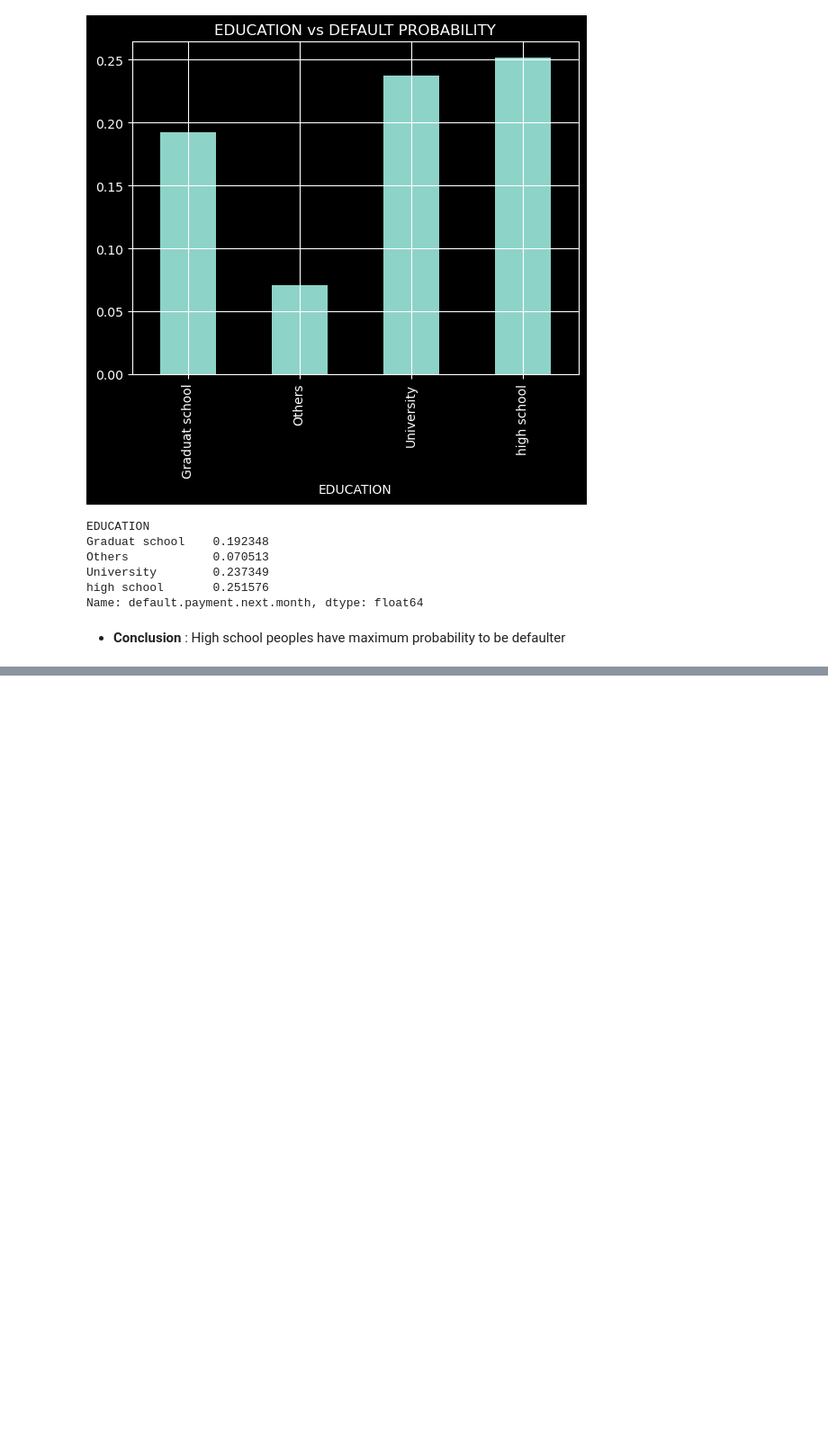
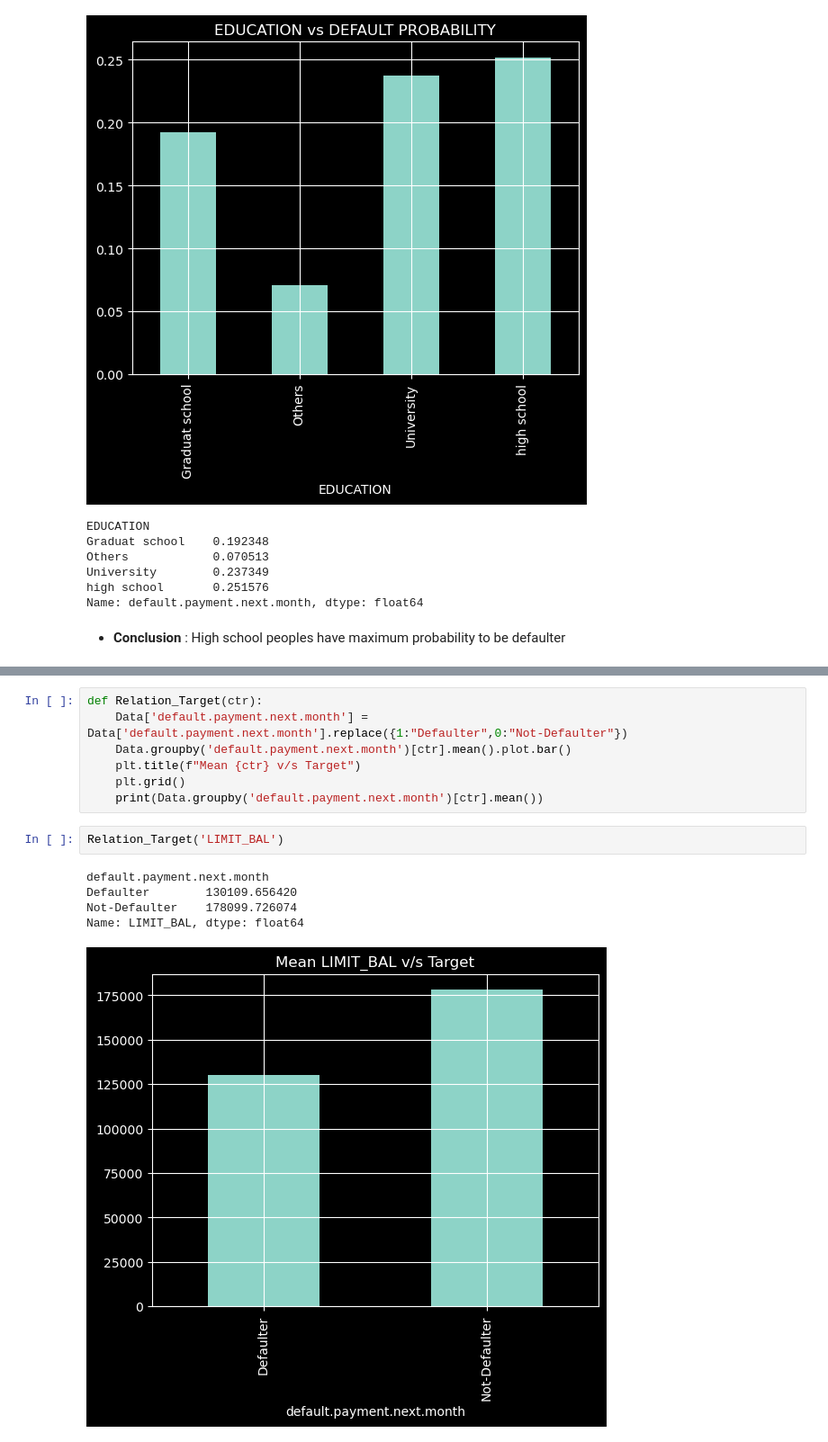
Before and after one commit to Akashrajmani19/Credit_Card_Default_Prediction_and_Model_Deployment_Project, a Jupyter notebook: EDA_Data_Preprocessing.ipynb, the cells around one changed output, grey strips where cells are left out. Shown at 90% size. Saved outputs shown, nothing was run; the diff lists cells and outputs as text; blank space fills up the shorter version.

```diff
--- a/EDA_Data_Preprocessing.ipynb
+++ b/EDA_Data_Preprocessing.ipynb
@@ -163,0 +182,15 @@ Name: default.payment.next.month, dtype: float64
+# %%
+def Relation_Target(ctr):
+    Data['default.payment.next.month'] = Data['default.payment.next.month'].replace({1:"Defaulter",0:"Not-Defaulter"})
+    Data.groupby('default.payment.next.month')[ctr].mean().plot.bar()
+    plt.title(f"Mean {ctr} v/s Target")
+    plt.grid()
+    print(Data.groupby('default.payment.next.month')[ctr].mean())
+# %%
+Relation_Target('LIMIT_BAL')
+# %% [output]
+default.payment.next.month
+Defaulter        130109.656420
+Not-Defaulter    178099.726074
+Name: LIMIT_BAL, dtype: float64
+[figure, added]
```
Also changed, not shown: parts of 6 cells of this notebook.
